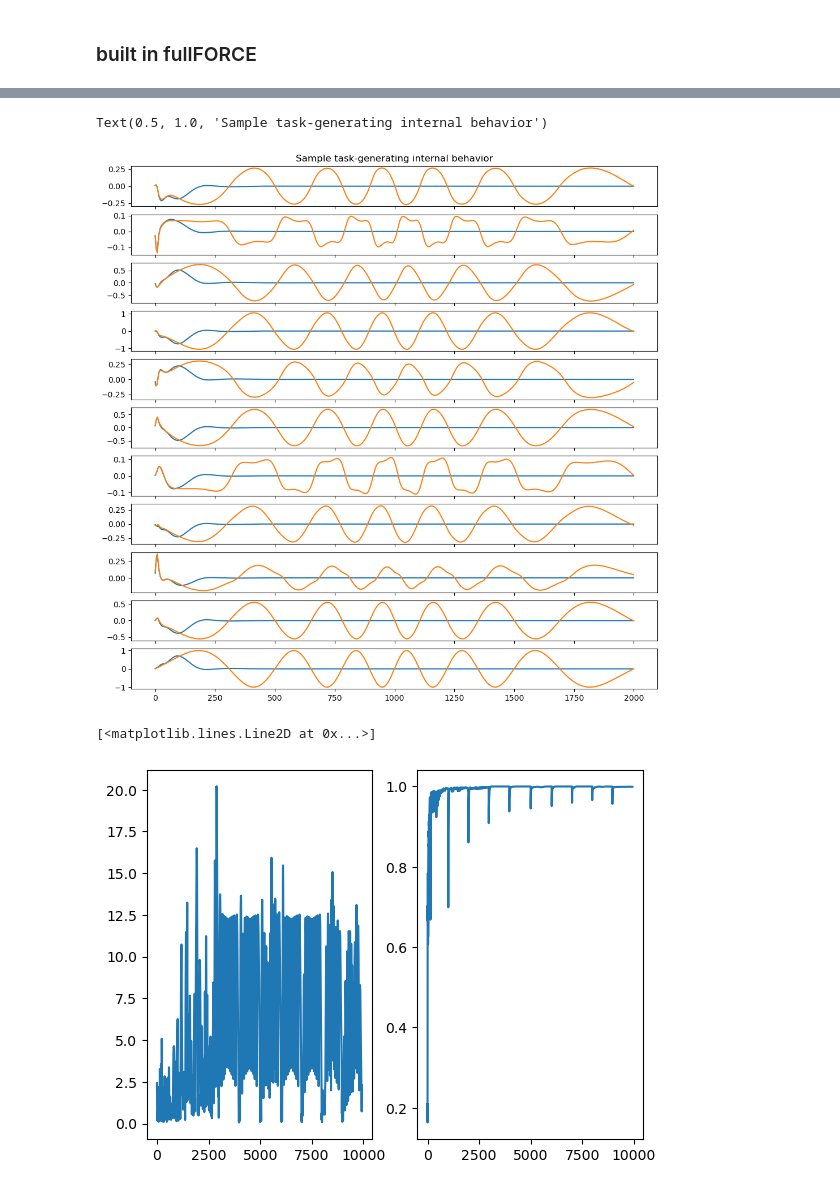
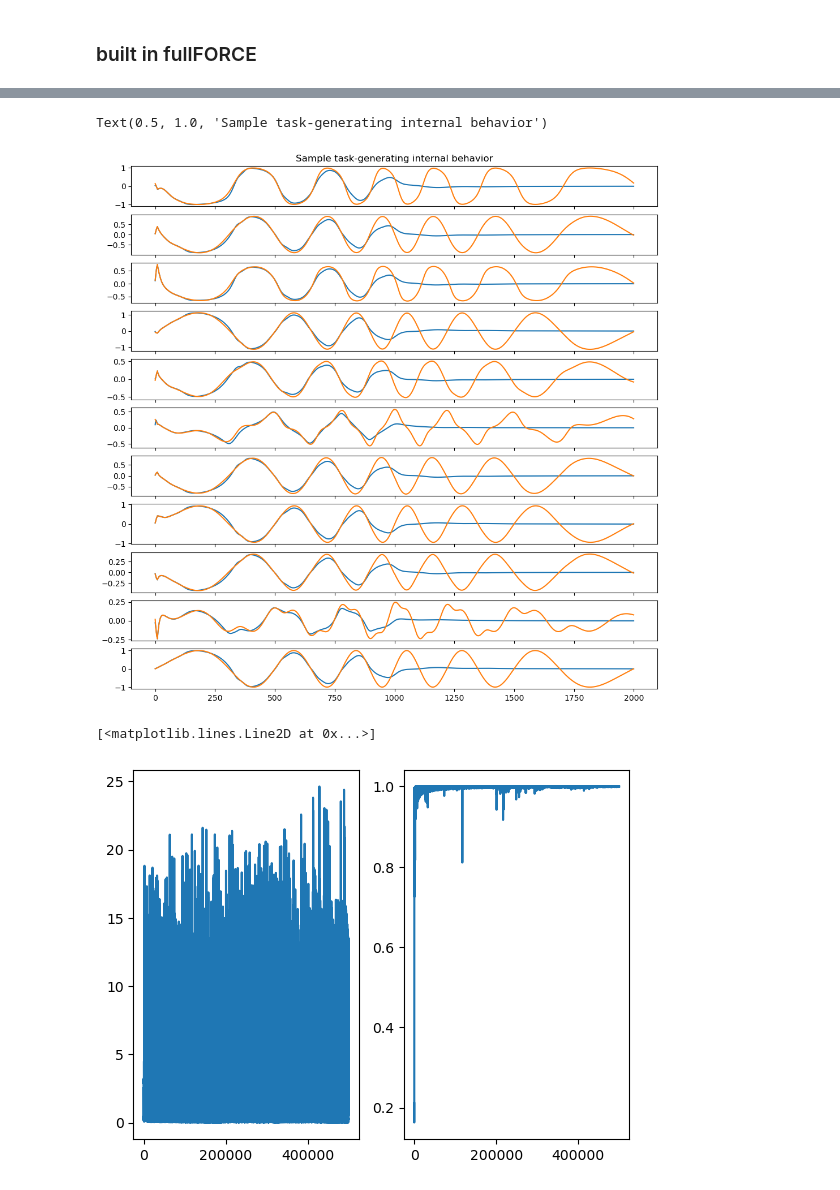
Before and after one commit to Sam-q-3736/srnn_rls, a Jupyter notebook: fF-recreation.ipynb, the cells around one changed output, grey strips where cells are left out. Cells and saved outputs as stored; diff of their text form; code cells hidden in the pictures.

```diff
--- a/fF-recreation.ipynb
+++ b/fF-recreation.ipynb
@@ -49,7 +49,7 @@ npar, tpar, trpar, cpar, rpar = create_default_params_rate()
 tpar['dt'] = 1
 tpar['total_time'] = 2000
 rpar['run_time'] = 2000
-trpar['training_loops'] = 10
+trpar['training_loops'] = 500
 # %% [markdown]
 ### built in fullFORCE
 # %%
@@ -91,32 +77,32 @@ plt.plot(ufout[0])
 # %%
 n_plot = 10
 nloop = trpar['training_loops']
 timesteps = int(tpar['total_time']/tpar['dt'])
-btp = 8
+btp = 499
 
-zt = np.matmul(net.W_trained, Hxt)
+zt = np.dot(net.W_trained, Hxt)
 
 fig, axs = plt.subplots(n_plot + 1, 1, figsize = (12, 12), sharex = True)
 for i in range(n_plot):
     # axs[i].plot(Hxt[i, 0:timesteps])
     # axs[i].plot(aux_targs[i, 0:timesteps])
     axs[i].plot(zt[i, (btp)*timesteps:(btp + 1)*timesteps])
     axs[i].plot(aux_targs[i, (btp)*timesteps:(btp + 1)*timesteps])
 
 axs[n_plot].plot(net.W_out @ Hxt[:, (btp)*timesteps:(btp + 1)*timesteps])
 axs[n_plot].plot(fout)
 
 axs[0].set_title("Sample task-generating internal behavior")
 # %% [output]
 Text(0.5, 1.0, 'Sample task-generating internal behavior')
-[figure, old version]
+[figure, new version]
 # %%
 fig, axs = plt.subplots(1, 2)
 axs[0].plot(errs)
 axs[1].plot(rel_errs)
 # %% [output]
 [<matplotlib.lines.Line2D at 0x...>]
-[figure, old version]
+[figure, new version]
 # %%
 x, Hx = net.run_rate(ufin)
 # %%
```
Also changed, not shown: parts of 19 cells of this notebook, 4 other files.
